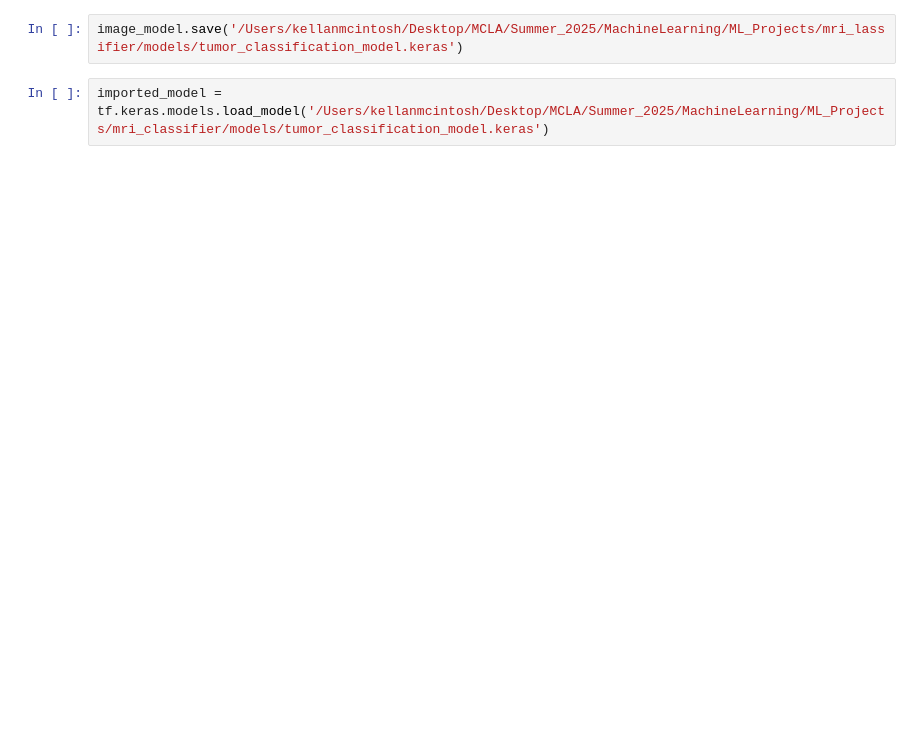
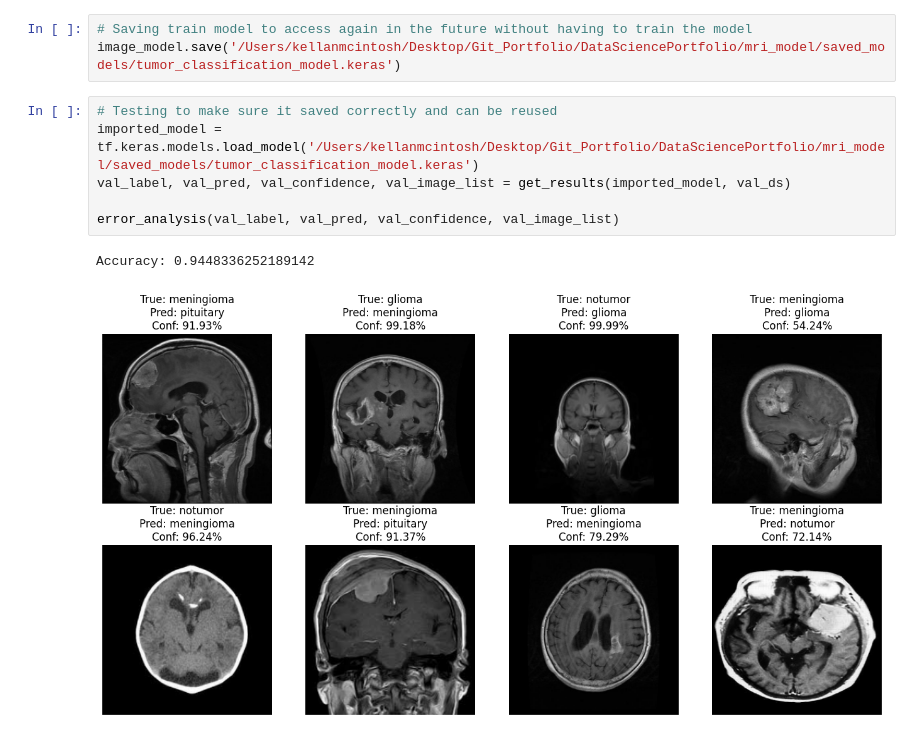
Before and after one commit to Choicesaga/DataSciencePortfolio, a Jupyter notebook: mri_model/mri_classifier.ipynb, the cells around one changed output. Cells and saved outputs as stored; diff of their text form; blank space fills up the shorter version.

```diff
--- a/mri_model/mri_classifier.ipynb
+++ b/mri_model/mri_classifier.ipynb
@@ -243,4 +304,12 @@ access_random_sample(val_label, val_pred, val_confidence, val_image_list, 8)
 # %%
-image_model.save('/Users/kellanmcintosh/Desktop/MCLA/Summer_2025/MachineLearning/ML_Projects/mri_lassifier/models/tumor_classification_model.keras')
+# Saving train model to access again in the future without having to train the model
+image_model.save('/Users/kellanmcintosh/Desktop/Git_Portfolio/DataSciencePortfolio/mri_model/saved_models/tumor_classification_model.keras')
 # %%
-imported_model = tf.keras.models.load_model('/Users/kellanmcintosh/Desktop/MCLA/Summer_2025/MachineLearning/ML_Projects/mri_classifier/models/tumor_classification_model.keras')
+# Testing to make sure it saved correctly and can be reused
+imported_model = tf.keras.models.load_model('/Users/kellanmcintosh/Desktop/Git_Portfolio/DataSciencePortfolio/mri_model/saved_models/tumor_classification_model.keras')
+val_label, val_pred, val_confidence, val_image_list = get_results(imported_model, val_ds)
+
+error_analysis(val_label, val_pred, val_confidence, val_image_list)
+# %% [output]
+Accuracy: 0.9448336252189142
+[figure, added]
```
Also changed, not shown: parts of 16 cells of this notebook, 1 other file.
